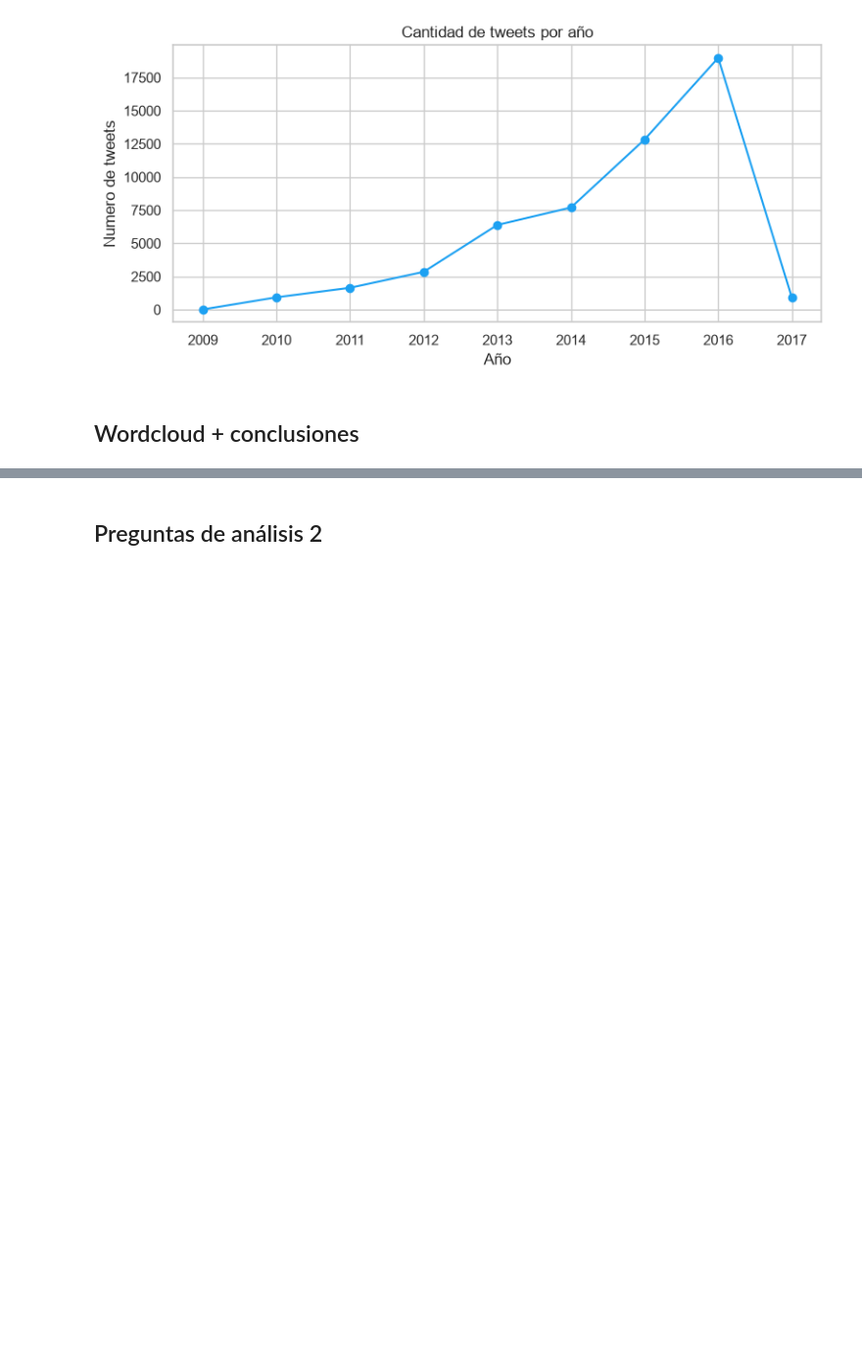
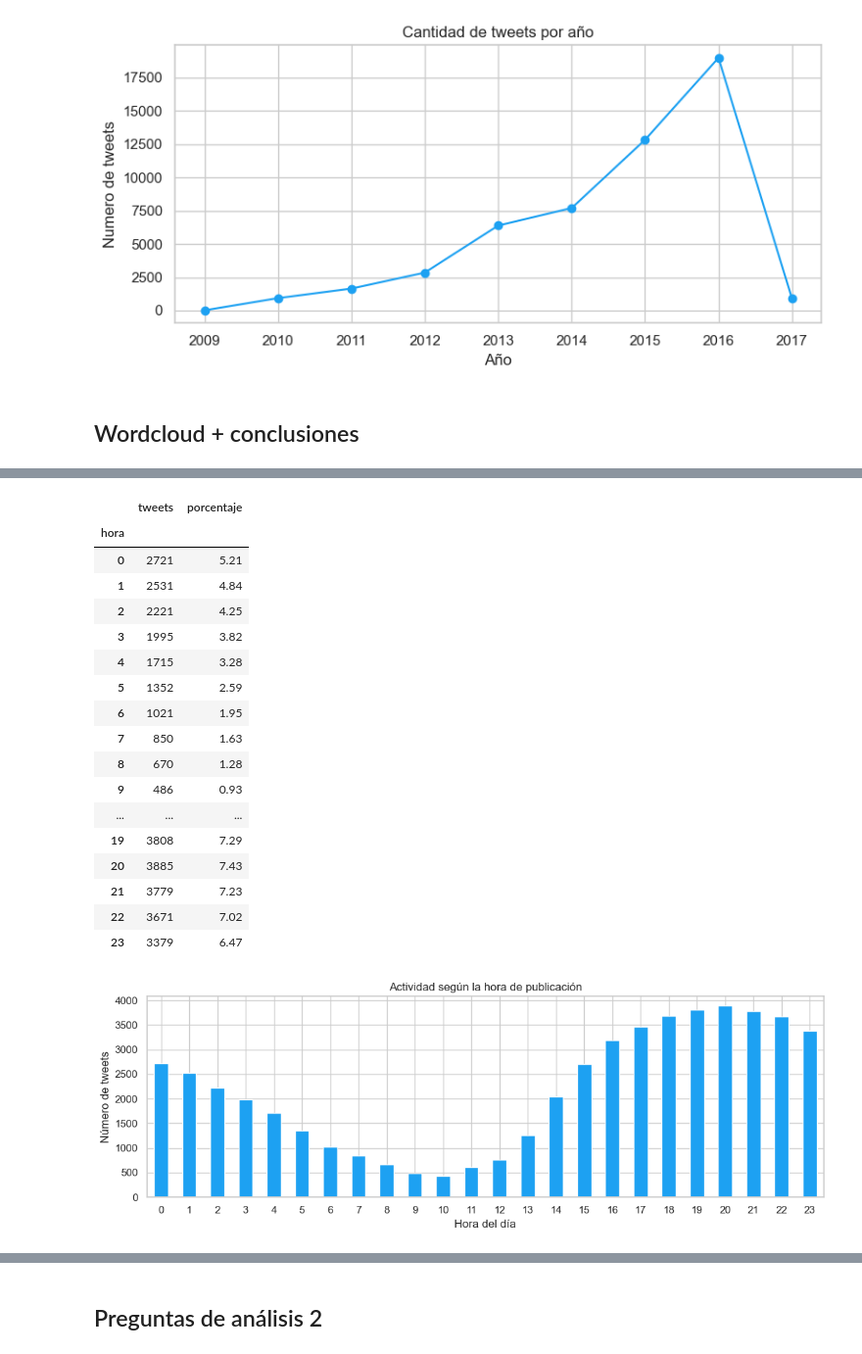
Before and after one commit to ecarcamo/Actividad-Clase-DataScience-Tweets, a Jupyter notebook: notebooks/01_carga_inicial.ipynb, the cells around one changed output, grey strips where cells are left out. Shown at 98% size. Saved outputs shown, nothing was run; the diff lists cells and outputs as text; code cells hidden in the pictures; blank space fills up the shorter version.

```diff
--- a/notebooks/01_carga_inicial.ipynb
+++ b/notebooks/01_carga_inicial.ipynb
@@ -402,0 +461,50 @@ plt.show()
+# %%
+actividad_hora_g06 = (
+    df_clean.assign(hora=df_clean["date_time"].dt.hour)
+    .groupby("hora")
+    .size()
+    .reindex(range(24), fill_value=0)
+    .rename("tweets")
+    .to_frame()
+)
+actividad_hora_g06["porcentaje"] = (
+    100 * actividad_hora_g06["tweets"] / actividad_hora_g06["tweets"].sum()
+)
+display(actividad_hora_g06.round(2))
+
+fig, ax = plt.subplots(figsize=(11, 4))
+actividad_hora_g06["tweets"].plot(kind="bar", ax=ax, color="#1DA1F2")
+ax.set_title("Actividad según la hora de publicación")
+ax.set_xlabel("Hora del día")
+ax.set_ylabel("Número de tweets")
+ax.tick_params(axis="x", rotation=0)
+plt.tight_layout()
+plt.show()
+
+horas_pico = actividad_hora_g06.nlargest(5, "tweets")
+texto_horas = ", ".join(
+    f"{hora:02d}:00 ({int(fila.tweets):,} tweets)"
+    for hora, fila in horas_pico.iterrows()
+)
+franja_pico = actividad_hora_g06.loc[horas_pico.index, "tweets"].sum()
+franja_pct = 100 * franja_pico / actividad_hora_g06["tweets"].sum()
+# %% [output]
+|  | tweets | porcentaje |
+| hora |  |  |
+| 0 | 2721 | 5.21 |
+| 1 | 2531 | 4.84 |
+| 2 | 2221 | 4.25 |
+| 3 | 1995 | 3.82 |
+| 4 | 1715 | 3.28 |
+| 5 | 1352 | 2.59 |
+| 6 | 1021 | 1.95 |
+| 7 | 850 | 1.63 |
+| 8 | 670 | 1.28 |
+| 9 | 486 | 0.93 |
+| ... | ... | ... |
+| 19 | 3808 | 7.29 |
+| 20 | 3885 | 7.43 |
+| 21 | 3779 | 7.23 |
+| 22 | 3671 | 7.02 |
+| 23 | 3379 | 6.47 |
+[figure, added]
```
Also changed, not shown: parts of 17 cells of this notebook, 1 other file.
